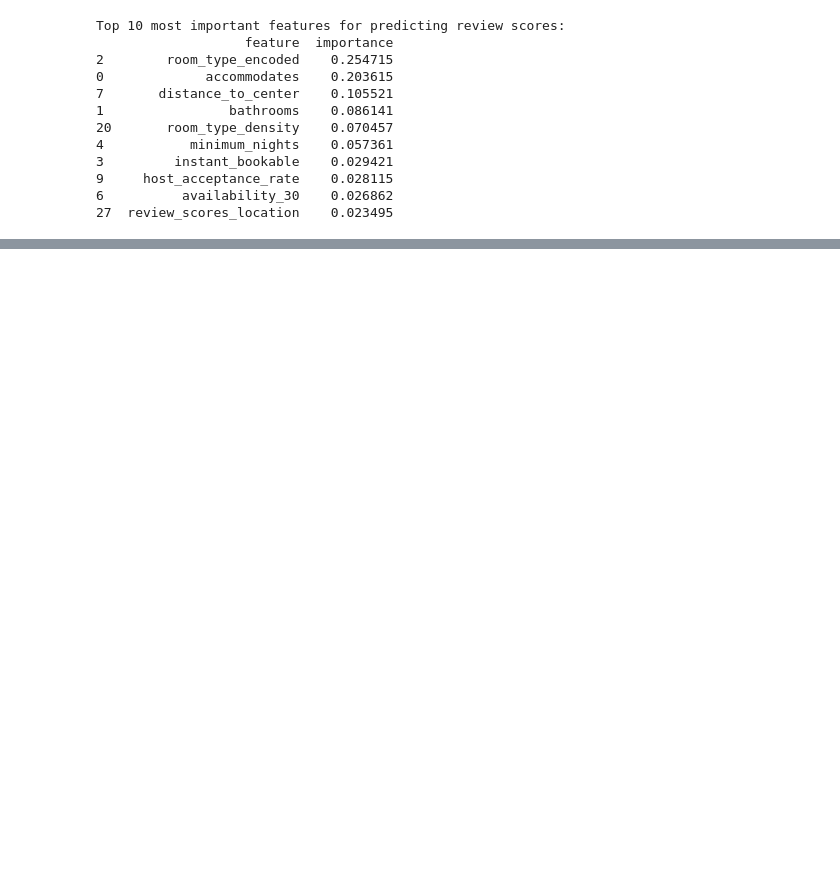
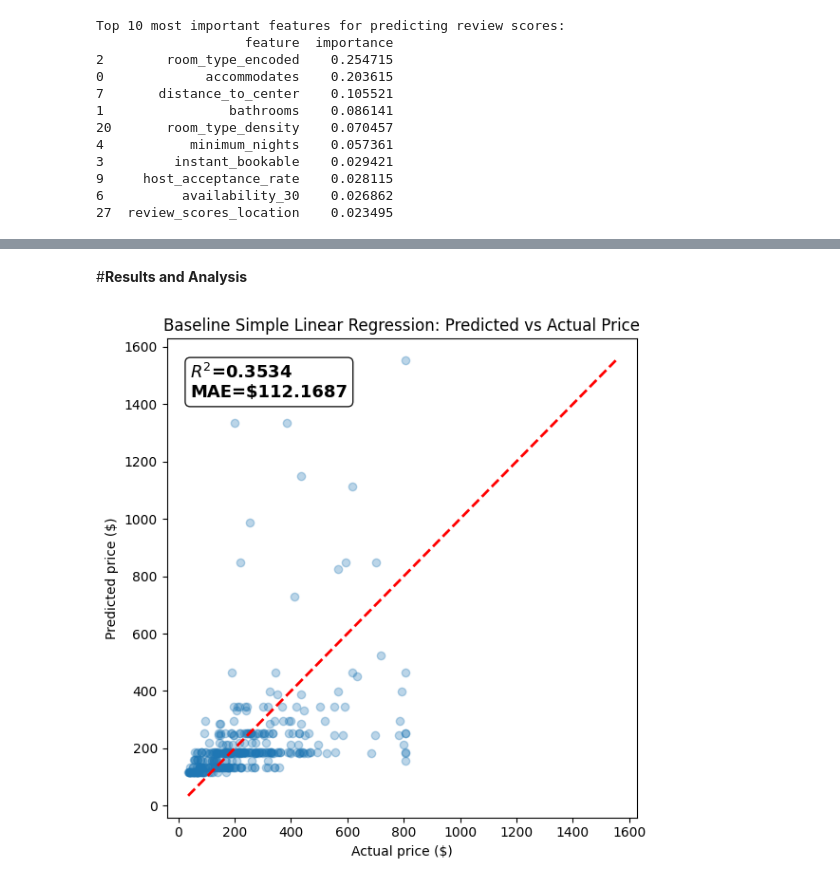
Before and after one commit to miaha1/AirBnBPredictionModel, a Jupyter notebook: AirBnBPredictionModel.ipynb, the cells around one changed output, grey strips where cells are left out. Cells and saved outputs as stored; diff of their text form; code cells hidden in the pictures; blank space fills up the shorter version.

```diff
--- a/AirBnBPredictionModel.ipynb
+++ b/AirBnBPredictionModel.ipynb
@@ -128,7 +127,7 @@ X_train, X_temp, y_train, y_temp = train_test_split(
 
 # Second Split (half of temp to val, half to test)
 X_val, X_test, y_val, y_test = train_test_split(
-    X_temp, y_temp, test_size=0.5, random_state=42
+    X_temp, y_temp, test_size=0.5, random_state=42,
 )
 
 # Uncomment to check Results
@@ -508,0 +566,34 @@ print(results_df.head())
+# %% [markdown]
+#**Results and Analysis**
+# %%
+import matplotlib.pyplot as plt
+import numpy as np
+from scipy import stats
+
+# Baseline Model
+y_test_pred_log_lrb = lr_baseline.predict(X_test_scaled[base_features])
+
+# Back-transform to dollars
+y_test_actual = np.expm1(y_test)
+y_test_pred_lrb = np.expm1(y_test_pred_log_lrb)
+
+plt.figure(figsize=(6, 6))
+
+plt.scatter(y_test_actual, y_test_pred_lrb, alpha=0.3)
+min_val = min(y_test_actual.min(), y_test_pred_lrb.min())
+max_val = max(y_test_actual.max(), y_test_pred_lrb.max())
+plt.plot([min_val, max_val], [min_val, max_val], 'r--', linewidth=2)
+
+# Evaluation metrics text
+textstr = f'$R^2$={base_r2_test:.4f}\nMAE=${base_mae_test_dollar:.4f}'
+plt.text(0.05, 0.95, textstr, transform=plt.gca().transAxes,
+         fontsize=13, verticalalignment='top', fontweight='bold',
+         bbox=dict(boxstyle='round', facecolor='white', alpha=0.9))
+
+plt.xlabel('Actual price ($)')
+plt.ylabel('Predicted price ($)')
+plt.title('Baseline Simple Linear Regression: Predicted vs Actual Price')
+plt.tight_layout()
+plt.show()
+# %% [output]
+[figure, added]
```
Also changed, not shown: parts of 21 cells of this notebook.
